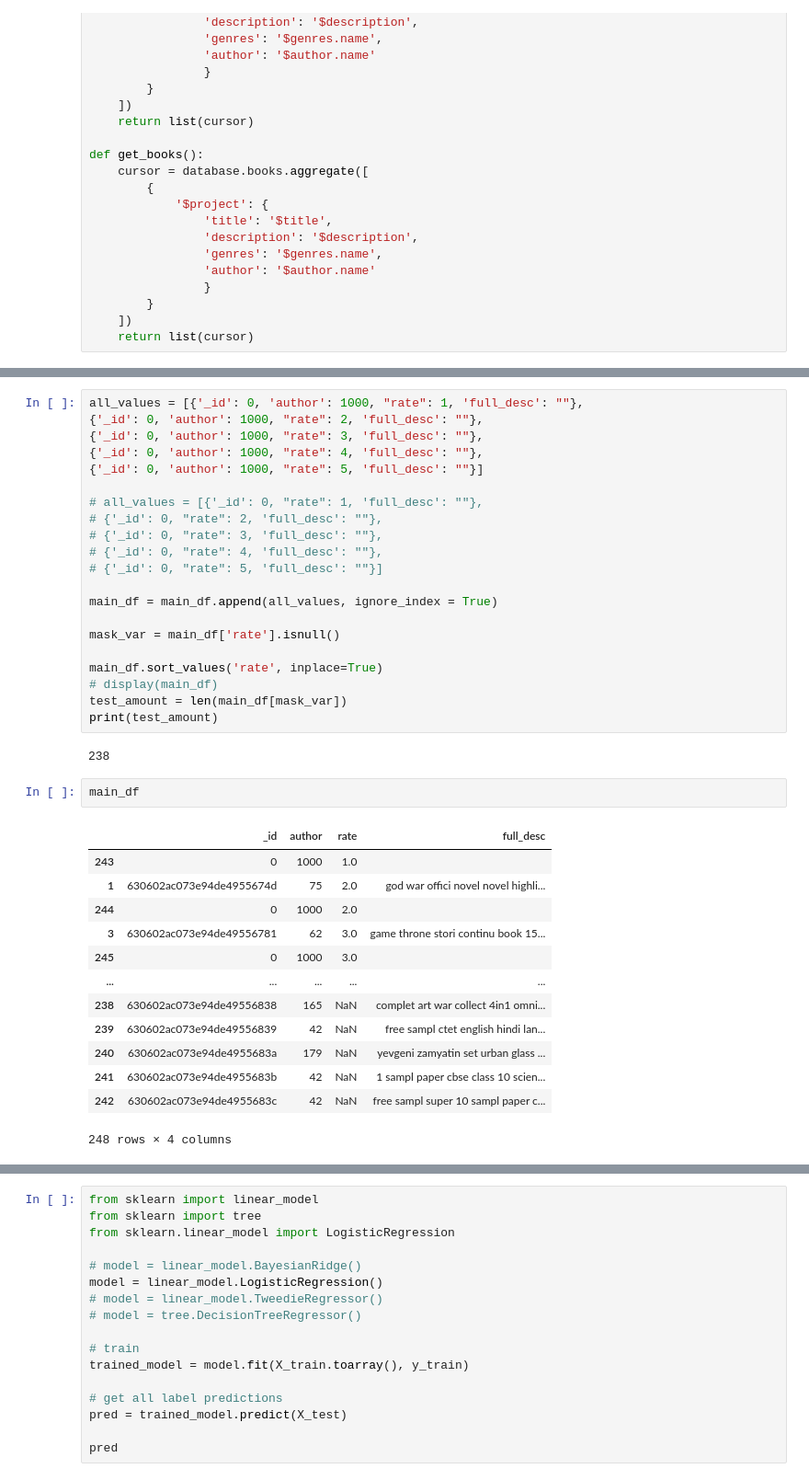
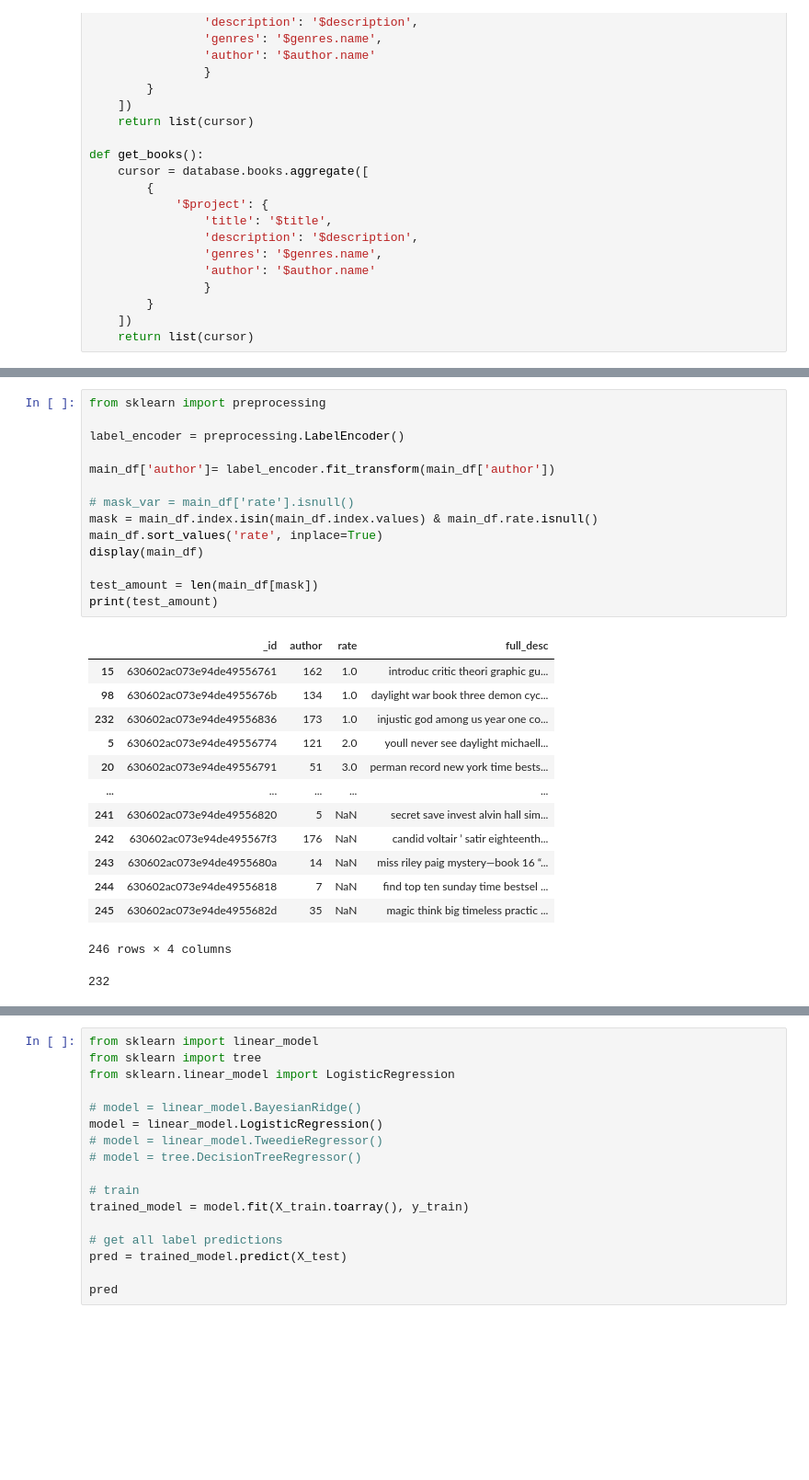
Before and after one commit to pyaryna/masters, a Jupyter notebook: python/content based/draft.ipynb, the cells around one changed output, grey strips where cells are left out. Shown: that part at 92% size. Cells and saved outputs as stored; diff of their text form; blank space fills up the shorter version.

```diff
--- a/python/content based/draft.ipynb
+++ b/python/content based/draft.ipynb
@@ -174,42 +150,32 @@ main_df.drop(main_df.index[main_df['_id'] == ObjectId("630602ac073e94de49556747"
-# %%
-all_values = [{'_id': 0, 'author': 1000, "rate": 1, 'full_desc': ""},
-{'_id': 0, 'author': 1000, "rate": 2, 'full_desc': ""},
-{'_id': 0, 'author': 1000, "rate": 3, 'full_desc': ""},
-{'_id': 0, 'author': 1000, "rate": 4, 'full_desc': ""},
-{'_id': 0, 'author': 1000, "rate": 5, 'full_desc': ""}]
-
-# all_values = [{'_id': 0, "rate": 1, 'full_desc': ""},
-# {'_id': 0, "rate": 2, 'full_desc': ""},
-# {'_id': 0, "rate": 3, 'full_desc': ""},
-# {'_id': 0, "rate": 4, 'full_desc': ""},
-# {'_id': 0, "rate": 5, 'full_desc': ""}]
-
-main_df = main_df.append(all_values, ignore_index = True)
-
-mask_var = main_df['rate'].isnull()
-
-main_df.sort_values('rate', inplace=True)
-# display(main_df)
-test_amount = len(main_df[mask_var])
-print(test_amount)
-# %% [output]
-238
-# %%
-main_df
-# %% [output]
-|  | _id | author | rate | full_desc |
-| 243 | 0 | 1000 | 1.0 |  |
-| 1 | 630602ac073e94de4955674d | 75 | 2.0 | god war offici novel novel highli... |
-| 244 | 0 | 1000 | 2.0 |  |
-| 3 | 630602ac073e94de49556781 | 62 | 3.0 | game throne stori continu book 15... |
-| 245 | 0 | 1000 | 3.0 |  |
-| ... | ... | ... | ... | ... |
-| 238 | 630602ac073e94de49556838 | 165 | NaN | complet art war collect 4in1 omni... |
-| 239 | 630602ac073e94de49556839 | 42 | NaN | free sampl ctet english hindi lan... |
-| 240 | 630602ac073e94de4955683a | 179 | NaN | yevgeni zamyatin set urban glass ... |
-| 241 | 630602ac073e94de4955683b | 42 | NaN | 1 sampl paper cbse class 10 scien... |
-| 242 | 630602ac073e94de4955683c | 42 | NaN | free sampl super 10 sampl paper c... |
-248 rows × 4 columns
+# %%
+from sklearn import preprocessing
+
+label_encoder = preprocessing.LabelEncoder()
+
+main_df['author']= label_encoder.fit_transform(main_df['author'])
+
+# mask_var = main_df['rate'].isnull()
+mask = main_df.index.isin(main_df.index.values) & main_df.rate.isnull()
+main_df.sort_values('rate', inplace=True)
+display(main_df)
+
+test_amount = len(main_df[mask])
+print(test_amount)
+# %% [output]
+|  | _id | author | rate | full_desc |
+| 15 | 630602ac073e94de49556761 | 162 | 1.0 | introduc critic theori graphic gu... |
+| 98 | 630602ac073e94de4955676b | 134 | 1.0 | daylight war book three demon cyc... |
+| 232 | 630602ac073e94de49556836 | 173 | 1.0 | injustic god among us year one co... |
+| 5 | 630602ac073e94de49556774 | 121 | 2.0 | youll never see daylight michaell... |
+| 20 | 630602ac073e94de49556791 | 51 | 3.0 | perman record new york time bests... |
+| ... | ... | ... | ... | ... |
+| 241 | 630602ac073e94de49556820 | 5 | NaN | secret save invest alvin hall sim... |
+| 242 | 630602ac073e94de495567f3 | 176 | NaN | candid voltair ’ satir eighteenth... |
+| 243 | 630602ac073e94de4955680a | 14 | NaN | miss riley paig mystery—book 16 “... |
+| 244 | 630602ac073e94de49556818 | 7 | NaN | find top ten sunday time bestsel ... |
+| 245 | 630602ac073e94de4955682d | 35 | NaN | magic think big timeless practic ... |
+246 rows × 4 columns
+232
 # %%
 from sklearn.feature_extraction.text import CountVectorizer
 from sklearn.feature_extraction.text import TfidfTransformer
```
Also changed, not shown: parts of 15 cells of this notebook, 5 other files.
